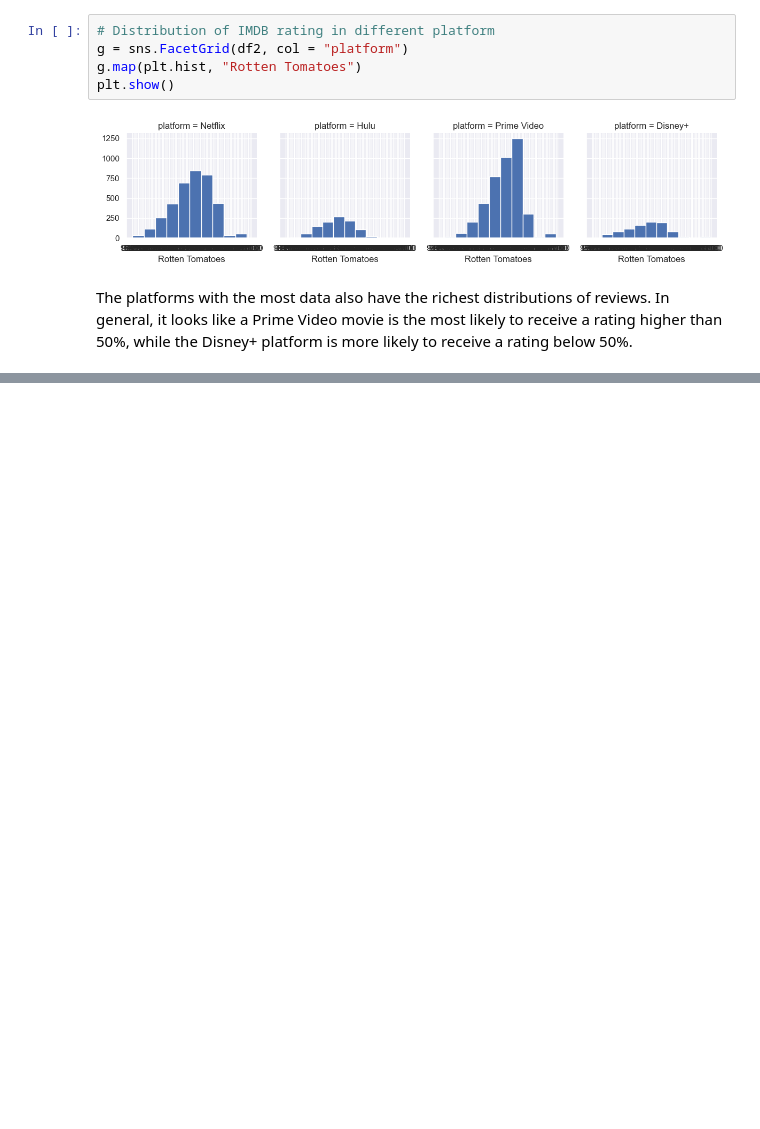
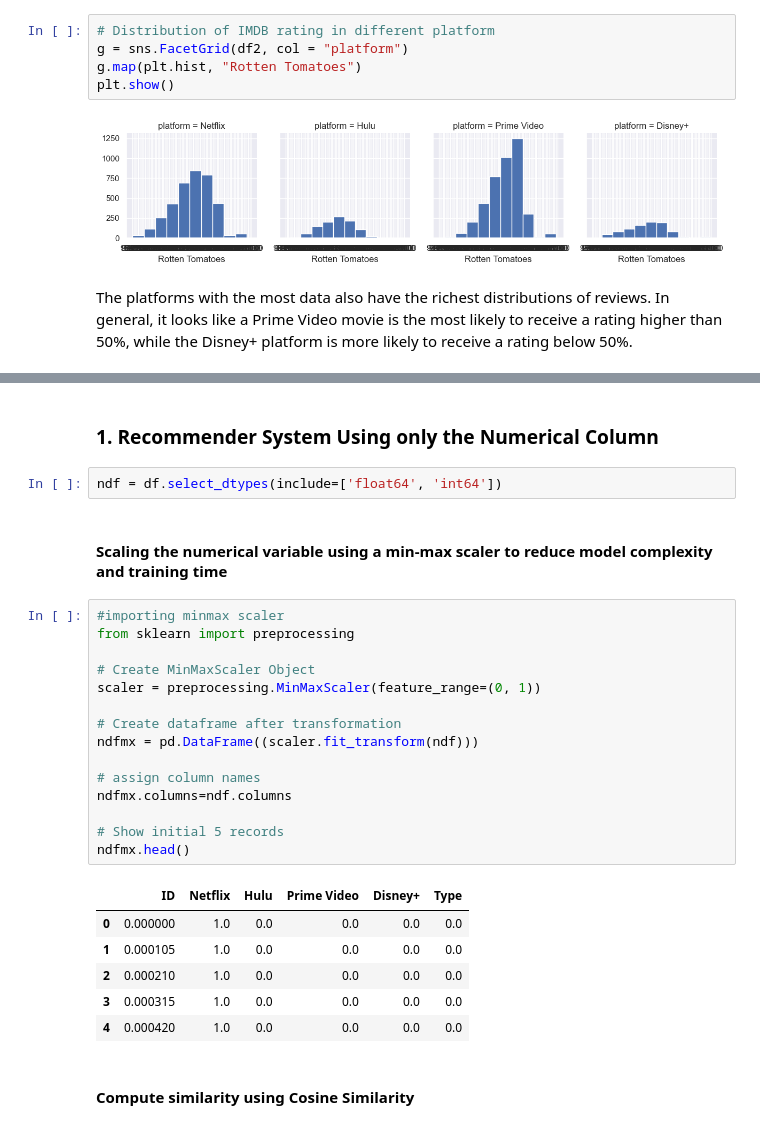
Before and after one commit to JessicaChildress/RecommendationSystemProject, a Jupyter notebook: recommendation_system_codealong.ipynb, the cells around one changed output, grey strips where cells are left out. Saved outputs shown, nothing was run; the diff lists cells and outputs as text; blank space fills up the shorter version.

Commit message:
progress on recommender system

```diff
--- a/recommendation_system_codealong.ipynb
+++ b/recommendation_system_codealong.ipynb
@@ -236,0 +242,30 @@ The platforms with the most data also have the richest distributions of reviews.
+# %% [markdown]
+### 1. Recommender System Using only the Numerical Column
+# %%
+ndf = df.select_dtypes(include=['float64', 'int64'])
+# %% [markdown]
+#### Scaling the numerical variable using a min-max scaler to reduce model complexity and training time
+# %%
+#importing minmax scaler
+from sklearn import preprocessing
+
+# Create MinMaxScaler Object
+scaler = preprocessing.MinMaxScaler(feature_range=(0, 1))
+
+# Create dataframe after transformation
+ndfmx = pd.DataFrame((scaler.fit_transform(ndf)))
+
+# assign column names
+ndfmx.columns=ndf.columns
+
+# Show initial 5 records
+ndfmx.head()
+# %% [output]
+|  | ID | Netflix | Hulu | Prime Video | Disney+ | Type |
+| 0 | 0.000000 | 1.0 | 0.0 | 0.0 | 0.0 | 0.0 |
+| 1 | 0.000105 | 1.0 | 0.0 | 0.0 | 0.0 | 0.0 |
+| 2 | 0.000210 | 1.0 | 0.0 | 0.0 | 0.0 | 0.0 |
+| 3 | 0.000315 | 1.0 | 0.0 | 0.0 | 0.0 | 0.0 |
+| 4 | 0.000420 | 1.0 | 0.0 | 0.0 | 0.0 | 0.0 |
+# %% [markdown]
+#### Compute similarity using Cosine Similarity
```
Also changed, not shown: parts of 14 cells of this notebook.
